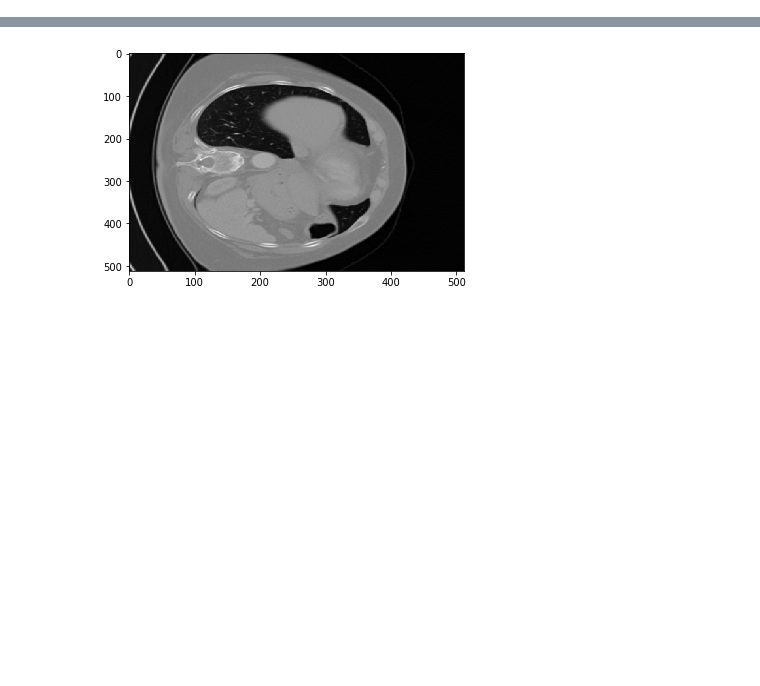
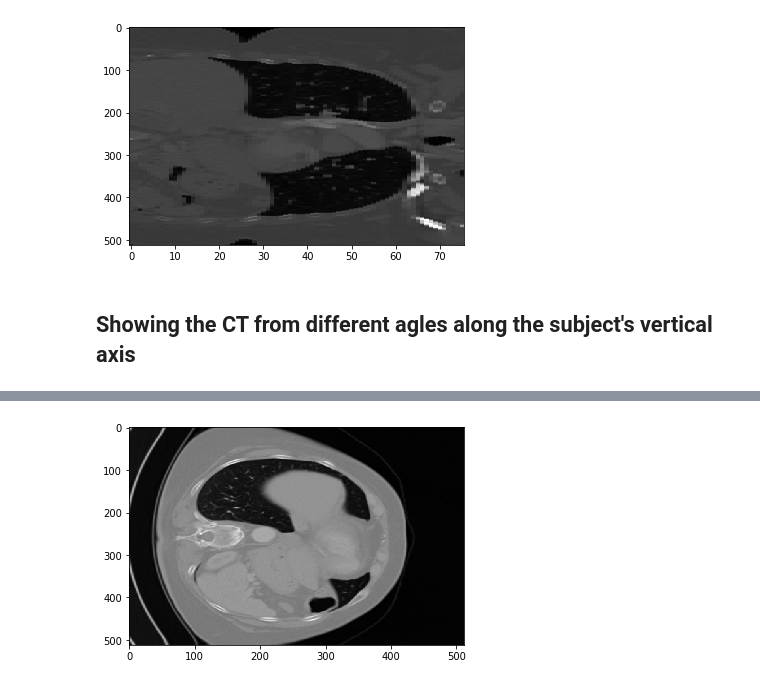
Before and after one commit to romba050/computer_tomography, a Jupyter notebook: ex3.ipynb, the cells around one changed output, grey strips where cells are left out. Cells and saved outputs as stored; diff of their text form; code cells hidden in the pictures; blank space fills up the shorter version.

```diff
--- a/ex3.ipynb
+++ b/ex3.ipynb
@@ -35,6 +39,15 @@ Type of img: <class 'nibabel.nifti1.Nifti1Image'>
 Shape of img: (512, 512, 76)
 Type of np_img: <class 'numpy.ndarray'>
 Shape of np_img: (512, 512, 76)
+# %%
+# coronal example
+plt.figure(100)
+plt.imshow(np_img[:, 256, :], aspect='auto', cmap='gray')
+plt.show()
+# %% [output]
+[figure, added]
+# %% [markdown]
+## Showing the CT from different agles along the subject's vertical axis
 # %%
 # # we project via the y axis, onto the (x,z) plane i.e. the coronal plane
 # # anatomical to cartesian plane conversion:
```
Also changed, not shown: parts of 20 cells of this notebook.
